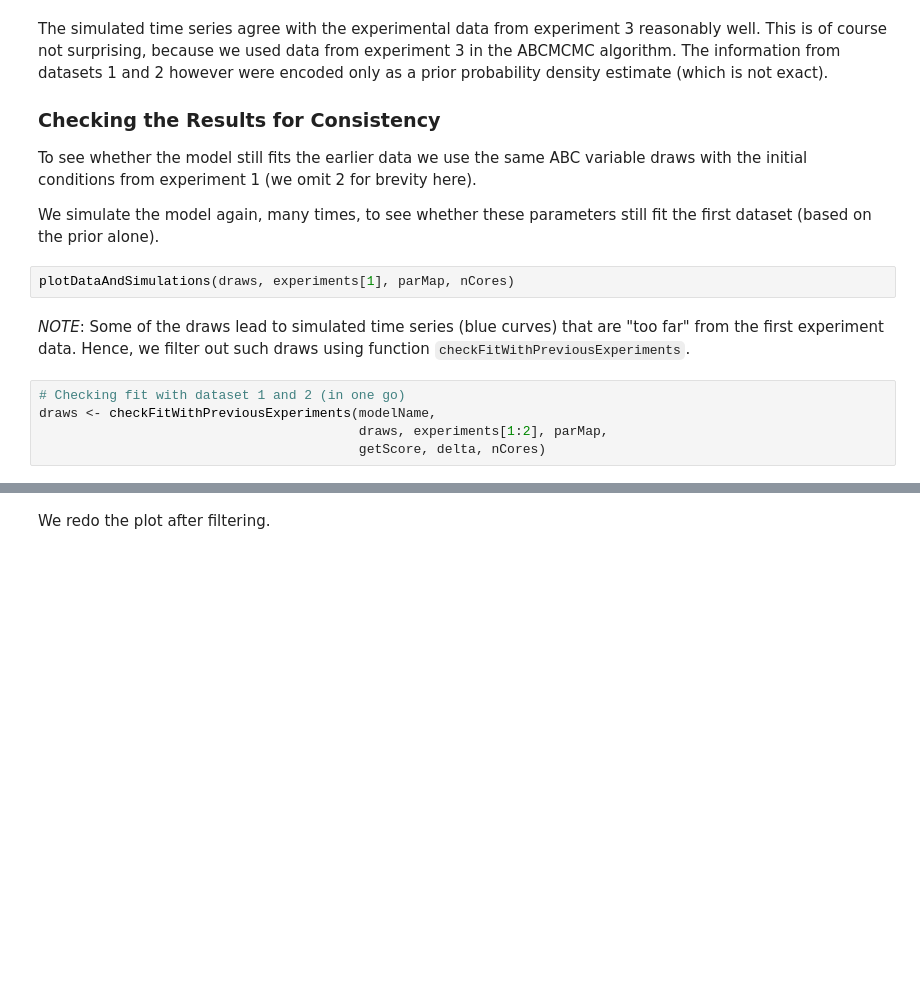
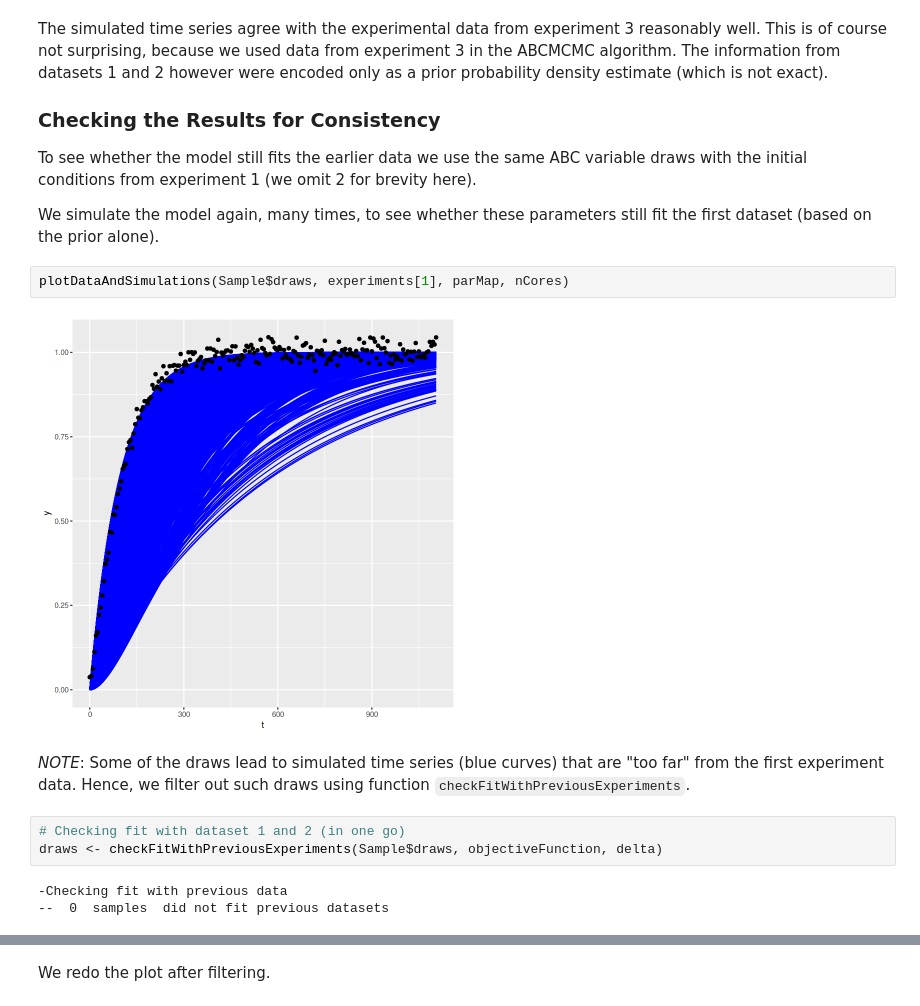
Before and after one commit to icpm-kth/uqsa, a Jupyter notebook: UQ.ipynb, the cells around one changed output, grey strips where cells are left out. Cells and saved outputs as stored; diff of their text form; blank space fills up the shorter version.

```diff
--- a/UQ.ipynb
+++ b/UQ.ipynb
@@ -368,14 +356,17 @@ To see whether the model still fits the earlier data we use the same ABC variabl
 
 We simulate the model again, many times, to see whether these parameters still fit the first dataset (based on the prior alone).
 # %%
-plotDataAndSimulations(draws, experiments[1], parMap, nCores)
+plotDataAndSimulations(Sample$draws, experiments[1], parMap, nCores)
+# %% [output]
+[figure, added]
 # %% [markdown]
 *NOTE*: Some of the draws lead to simulated time series (blue curves) that are "too far" from the first experiment data. Hence, we filter out such draws using function `checkFitWithPreviousExperiments`.
 # %%
 # Checking fit with dataset 1 and 2 (in one go)
-draws <- checkFitWithPreviousExperiments(modelName,
-                                         draws, experiments[1:2], parMap,
-                                         getScore, delta, nCores)
+draws <- checkFitWithPreviousExperiments(Sample$draws, objectiveFunction, delta)
+# %% [output]
+-Checking fit with previous data
+--  0  samples  did not fit previous datasets
 # %%
 dim(draws)
 head(draws)
```
Also changed, not shown: parts of 17 cells of this notebook, 4 other files.
